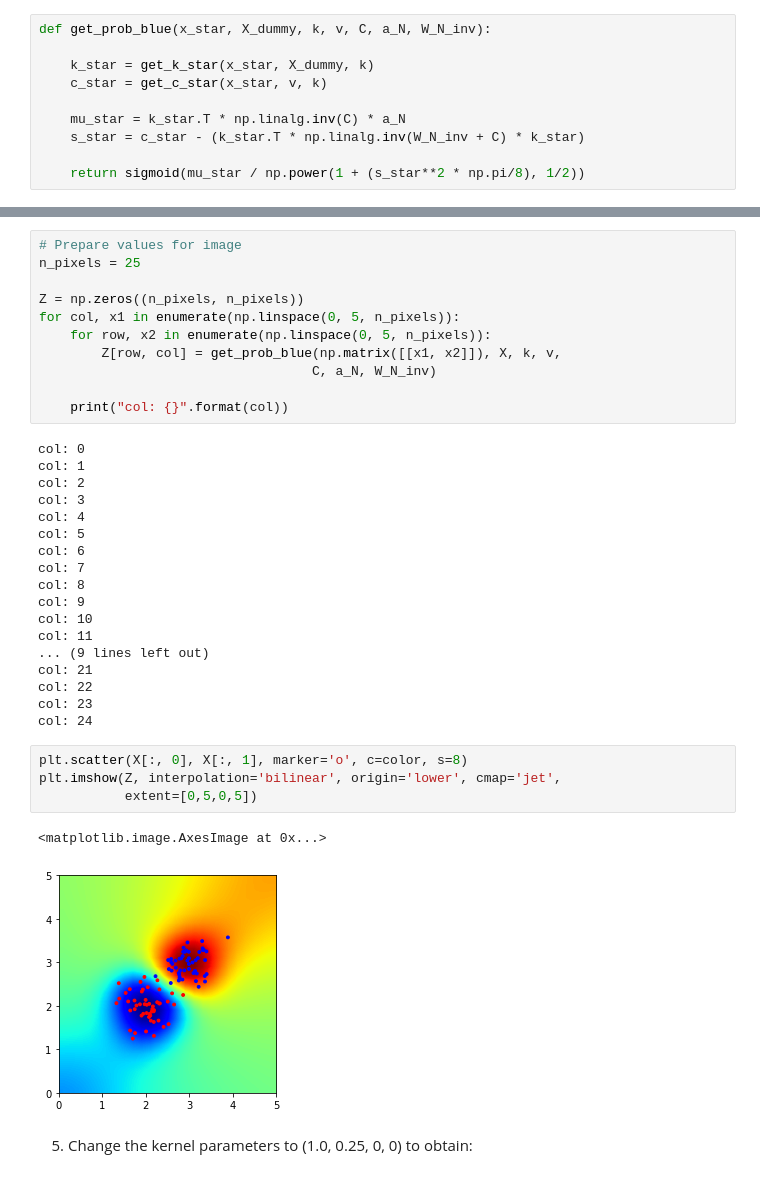
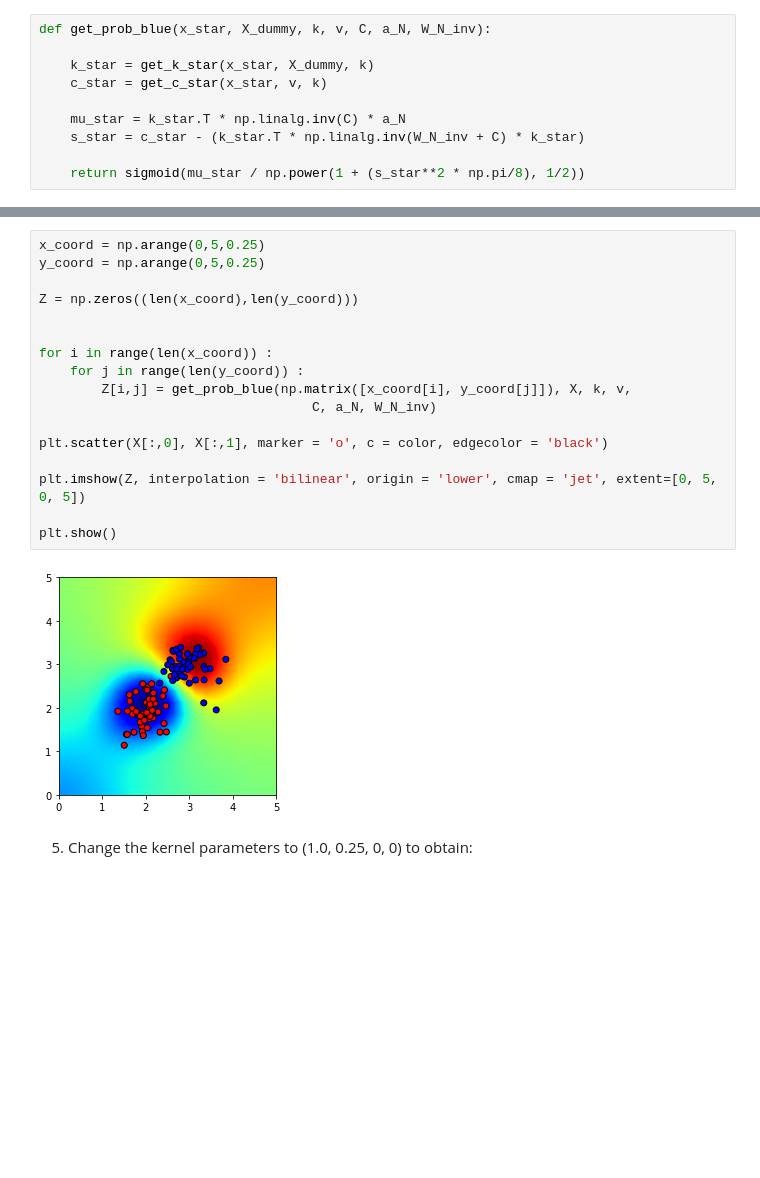
Before and after one commit to kvelon/ysc4216, a Jupyter notebook: assignments/Assignment 6 - Gaussian Processes for Classification.ipynb, the cells around one changed output, grey strips where cells are left out. Drawn from its saved outputs; the diff is of its cells as text; blank space fills up the shorter version.

```diff
--- a/assignments/Assignment 6 - Gaussian Processes for Classification.ipynb
+++ b/assignments/Assignment 6 - Gaussian Processes for Classification.ipynb
@@ -168,39 +113,22 @@ print(W_N_inv)
-# %%
-# Prepare values for image
-n_pixels = 25
-
-Z = np.zeros((n_pixels, n_pixels))
-for col, x1 in enumerate(np.linspace(0, 5, n_pixels)):
-    for row, x2 in enumerate(np.linspace(0, 5, n_pixels)):
-        Z[row, col] = get_prob_blue(np.matrix([[x1, x2]]), X, k, v,
-                                   C, a_N, W_N_inv)
-
-    print("col: {}".format(col))
-# %% [output]
-col: 0
-col: 1
-col: 2
-col: 3
-col: 4
-col: 5
-col: 6
-col: 7
-col: 8
-col: 9
-col: 10
-col: 11
-... (9 lines left out)
-col: 21
-col: 22
-col: 23
-col: 24
-# %%
-plt.scatter(X[:, 0], X[:, 1], marker='o', c=color, s=8)
-plt.imshow(Z, interpolation='bilinear', origin='lower', cmap='jet',
-           extent=[0,5,0,5])
-# %% [output]
-<matplotlib.image.AxesImage at 0x...>
-[figure, removed]
+# %%
+x_coord = np.arange(0,5,0.25)
+y_coord = np.arange(0,5,0.25)
+
+Z = np.zeros((len(x_coord),len(y_coord)))
+
+
+for i in range(len(x_coord)) :
+    for j in range(len(y_coord)) :
+        Z[i,j] = get_prob_blue(np.matrix([x_coord[i], y_coord[j]]), X, k, v,
+                                   C, a_N, W_N_inv)
+
+plt.scatter(X[:,0], X[:,1], marker = 'o', c = color, edgecolor = 'black')
+
+plt.imshow(Z, interpolation = 'bilinear', origin = 'lower', cmap = 'jet', extent=[0, 5, 0, 5])
+
+plt.show()
+# %% [output]
+[figure, added]
 # %% [markdown]
 5. Change the kernel parameters to (1.0, 0.25, 0, 0) to obtain:
 # %%
```
Also changed, not shown: parts of 14 cells of this notebook.
